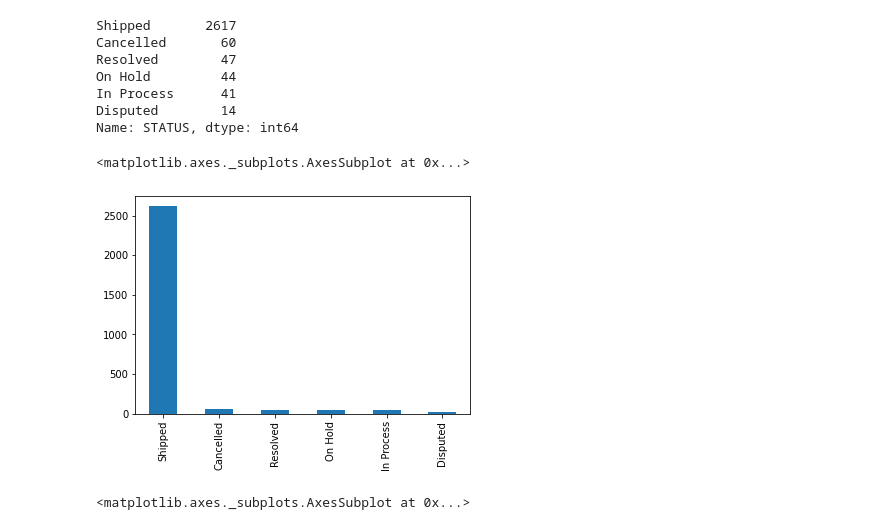
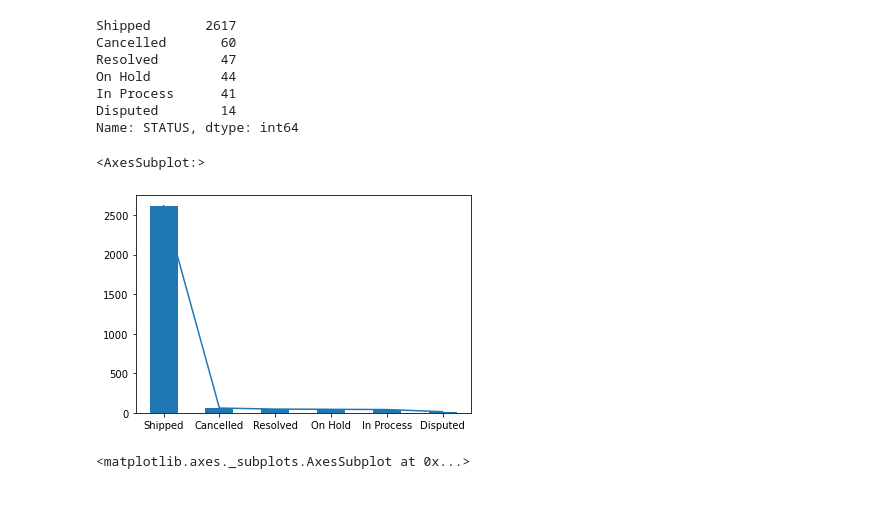
Before and after one commit to r-ap/TrainingMachineLearning, a Jupyter notebook: BFI_PYIM_7.ipynb, the cells around one changed output. Cells and saved outputs as stored; diff of their text form; code cells hidden in the pictures; blank space fills up the shorter version.

```diff
--- a/BFI_PYIM_7.ipynb
+++ b/BFI_PYIM_7.ipynb
@@ -92,9 +146,10 @@ Disputed        14
 Name: STATUS, dtype: int64
 # %%
 data['STATUS'].value_counts().plot(kind='bar')
+data['STATUS'].value_counts().plot()
 # %% [output]
-<matplotlib.axes._subplots.AxesSubplot at 0x...>
+<AxesSubplot:>
-[figure, old version]
+[figure, new version]
 # %%
 data['CITY'].value_counts().plot(kind='bar',figsize=(20,3))
 # %% [output]
```
Also changed, not shown: parts of 35 cells of this notebook.
